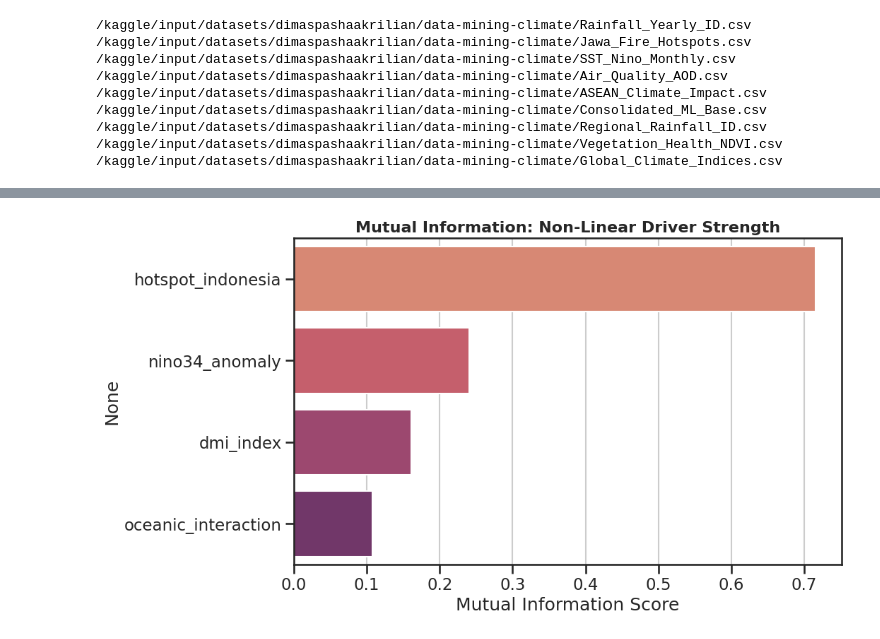
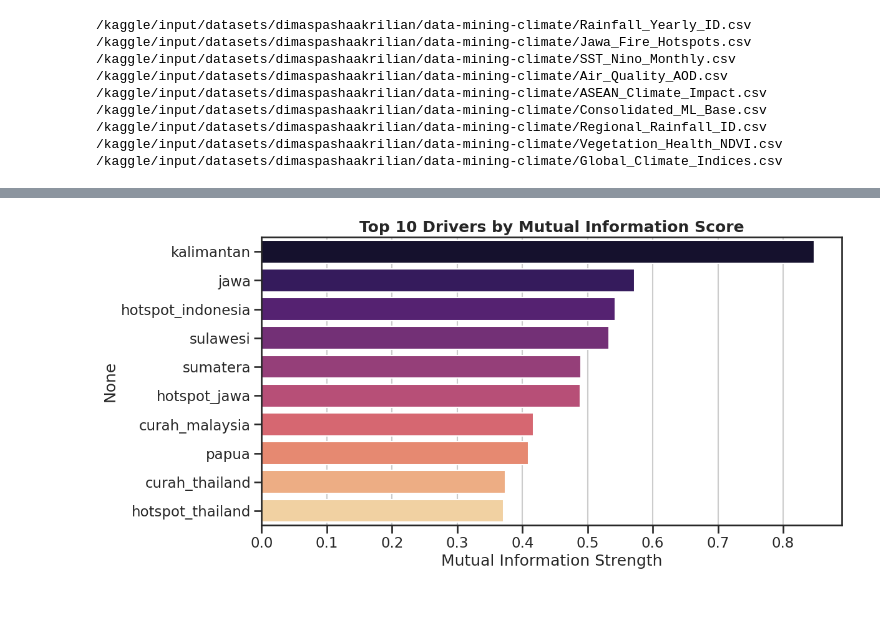
Before and after one commit to PashaAkrilian/Godzila-El-Nino, a Jupyter notebook: data-mining-unity.ipynb, the cells around one changed output, grey strips where cells are left out. Saved outputs shown, nothing was run; the diff lists cells and outputs as text; code cells hidden in the pictures; blank space fills up the shorter version.

Commit message:
Kaggle Notebook | Data Mining Unity | Version 4

```diff
--- a/data-mining-unity.ipynb
+++ b/data-mining-unity.ipynb
@@ -606,14 +172,14 @@ import seaborn as sns
 from sklearn.feature_selection import mutual_info_regression
 from statsmodels.tsa.stattools import adfuller
 
-# Konfigurasi Estetika Jurnal Profesional
+# Konfigurasi Estetika Jurnal (High-Resolution)
 sns.set_theme(style="ticks", context="talk")
 plt.rcParams['figure.figsize'] = (18, 22)
 plt.rcParams['axes.grid'] = True
 
-print("=== [CHAMPION LEVEL] STEP 2: ADVANCED EDA & NON-LINEAR ANALYSIS ===")
+print("=== [CHAMPION LEVEL] TAHAP 2: ADVANCED EDA & DOMAIN INSIGHTS ===")
 
-# 1. Load Data
+# 1. Load Cleaned Dataset
 df = pd.read_csv('CLIMATE_HAZARD_PREDICTOR_ID.csv')
 df['tanggal'] = pd.to_datetime(df['tanggal'])
 df.set_index('tanggal', inplace=True)
@@ -622,75 +188,70 @@ target = 'curah_indonesia'
 nino = 'nino34_anomaly'
 dmi = 'dmi_index'
 
-# 2. Automated Stationarity Test
-print("\n[1/5] Statistical Rigor: Stationarity Audit")
+# 2. Stationarity Audit (ADF Test)
+# Deskripsi: Menguji apakah deret waktu memiliki unit root (non-stasioner)
+print("\n[1/4] Statistical Rigor: Augmented Dickey-Fuller (ADF) Test")
 def quick_adf(series, name):
     res = adfuller(series.dropna())
-    print(f"ADF {name:15} | p-value: {res[1]:.5f} -> {'STASIONER' if res[1] < 0.05 else 'NON-STASIONER'}")
+    # Hipotesis Nol (H0): Data tidak stasioner
+    status = "STASIONER (p < 0.05)" if res[1] < 0.05 else "NON-STASIONER"
+    print(f"ADF {name:15} | Stat: {res[0]:.4f} | p-value: {res[1]:.5f} -> {status}")
 
 quick_adf(df[target], "Rainfall")
 quick_adf(df[nino], "Nino 3.4")
 
-# 3. Mutual Information (MI) Analysis - Inovasi Juara 1
-print("\n[2/5] Non-Linear Insight: Mutual Information Scoring")
-# Menghitung seberapa banyak informasi yang dibagikan antar variabel (termasuk non-linear)
-X_mi = df[[nino, dmi, 'oceanic_interaction', 'hotspot_indonesia']].fillna(0)
+# 3. Non-Linear Analysis: Mutual Information (MI)
+# Inovasi: MI mendeteksi hubungan yang tidak bisa ditangkap korelasi Pearson biasa.
+print("\n[2/4] Domain Discovery: Mutual Information Scoring")
+X_mi = df.select_dtypes(include=[np.number]).drop(columns=[target]).fillna(0)
 y_mi = df[target]
+
 mi_scores = mutual_info_regression(X_mi, y_mi, random_state=42)
-mi_results = pd.Series(mi_scores, index=X_mi.columns).sort_values(ascending=False)
+mi_results = pd.Series(mi_scores, index=X_mi.columns).sort_values(ascending=False).head(10)
 
-plt.figure(figsize=(10, 6))
-sns.barplot(x=mi_results.values, y=mi_results.index, palette='flare')
-plt.title('Mutual Information: Non-Linear Driver Strength', fontsize=16, fontweight='bold')
-plt.xlabel('Mutual Information Score')
+
+
+plt.figure(figsize=(12, 6))
+sns.barplot(x=mi_results.values, y=mi_results.index, palette='magma')
+plt.title('Top 10 Drivers by Mutual Information Score', fontsize=18, fontweight='bold')
+plt.xlabel('Mutual Information Strength')
 plt.show()
 
-# 4. Golden Lag Discovery (Automatic Detection)
-print("\n[3/5] CCF Analysis: Discovering the Golden Lag")
-lags = range(0, 11)
+# 4. Golden Lag Discovery (Automatic Cross-Correlation)
+# Deskripsi: Mencari jeda waktu (lag) di mana Nino 3.4 paling memengaruhi Hujan.
+print("\n[3/4] Temporal Analysis: Finding the Golden Lag")
+lags = range(0, 13)
 ccf_values = [df[target].corr(df[nino].shift(l)) for l in lags]
 golden_lag = np.argmax(np.abs(ccf_values))
 
 plt.figure(figsize=(12, 5))
-# FIX: Menghapus use_line_collection agar tidak error
 markerline, stemlines, baseline = plt.stem(lags, ccf_values)
-plt.setp(stemlines, 'color', 'darkred', 'linewidth', 2)
-plt.setp(markerline, 'markerfacecolor', 'red', 'markersize', 10)
+plt.setp(stemlines, 'color', 'darkblue', 'linewidth', 2)
+plt.setp(markerline, 'markerfacecolor', 'blue', 'markersize', 10)
 plt.axhline(0, color='black', lw=1.5)
-plt.title(f'Cross-Correlation: Golden Lag found at Month {golden_lag}', fontsize=16)
-plt.xlabel('Lag Months (Delay)')
+plt.title(f'Cross-Correlation: Golden Lag detected at Month {golden_lag}', fontsize=16)
+plt.xlabel('Lag Months (Delayed Impact)')
 plt.ylabel('Correlation Strength')
 plt.xticks(lags)
 plt.show()
 
-print(f">>> Rekomendasi Fitur: Gunakan Lag {golden_lag} sebagai fitur utama di Step 3.")
 
-# 5. Seasonal Probability Density (KDE)
-print("\n[4/5] Risk Analysis: Distribution Shift")
-df['condition'] = 'Normal'
-df.loc[df[nino] >= 1.0, 'condition'] = 'Strong El Niño'
-df.loc[df[nino] <= -1.0, 'condition'] = 'Strong La Niña'
+
+# 5. Risk Profile Analysis: Rainfall Probability Shift
+print("\n[4/4] Risk Profiling: Probability Density Shift during El Niño")
+df['fase'] = 'Netral'
+df.loc[df[nino] >= 0.5, 'fase'] = 'El Niño (Kering)'
+df.loc[df[nino] <= -0.5, 'fase'] = 'La Niña (Basah)'
 
 plt.figure(figsize=(12, 6))
-sns.kdeplot(data=df, x=target, hue='condition', fill=True, palette='coolwarm', common_norm=False, bw_adjust=1.5)
-plt.title('Rainfall Risk Profile during Extreme Climate Events', fontsize=18, fontweight='bold')
+sns.kdeplot(data=df, x=target, hue='fase', fill=True, palette='coolwarm', common_norm=False, bw_adjust=1.2)
+plt.title('Rainfall Risk Profile: Distribution Shift by Climate Phase', fontsize=18, fontweight='bold')
+plt.xlabel('Rainfall Intensity (mm)')
 plt.show()
 
-# 6. Global-Local Dual Axis Time Series
-print("\n[5/5] Temporal Visualization: The Big Picture")
-fig, ax1 = plt.subplots(figsize=(16, 7))
-ax1.plot(df.index, df[nino], color='red', lw=1.5, label='Nino 3.4 (Driver)')
-ax1.fill_between(df.index, 0.5, 3, where=(df[nino] >= 0.5), color='red', alpha=0.1)
-ax1.set_ylabel('Oceanic Temperature Anomaly (°C)', color='red')
 
-ax2 = ax1.twinx()
-ax2.plot(df.index, df[target].rolling(3).mean(), color='blue', lw=1, alpha=0.6, label='Rainfall (3-Mo Moving Avg)')
-ax2.set_ylabel('Rainfall Intensity (mm)', color='blue')
-
-plt.title('Historical Alignment: Sea Surface Temperature vs Local Rainfall', fontsize=16)
-plt.show()
 
 print("\n" + "="*60)
-print("SUCCESS: STEP 2 REVISED & ENHANCED")
+print("SUCCESS: TAHAP 2 CHAMPION EDA COMPLETED")
 print("="*60)
 # %% [output]
@@ -707 +268 @@ Passing `palette` without assigning `hue` is deprecated and will be removed in v
-[figure, old version]
+[figure, new version]
```
Also changed, not shown: parts of 25 cells of this notebook.
